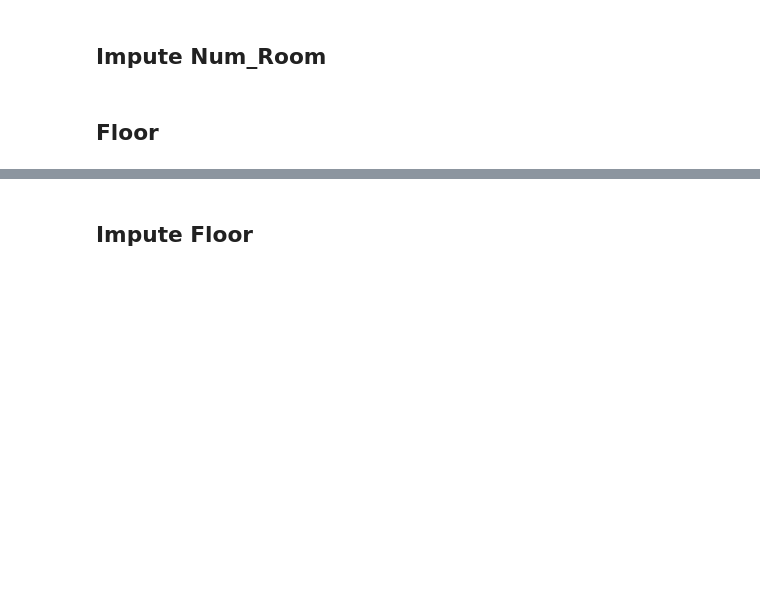
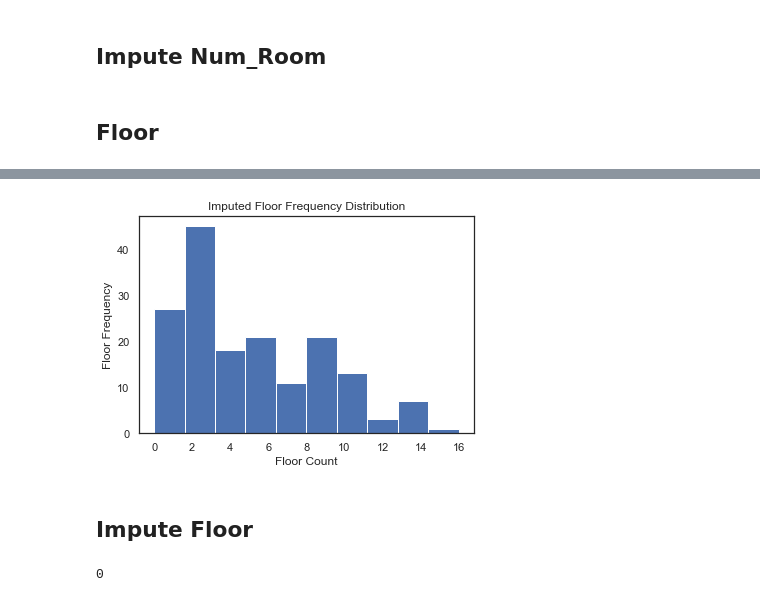
Before and after one commit to sjmiller8182/quant-the-world, a Jupyter notebook: case_study_5/case-study-10_minilab_paul.ipynb, the cells around one changed output, grey strips where cells are left out. Cells and saved outputs as stored; diff of their text form; code cells hidden in the pictures; blank space fills up the shorter version.

Commit message:
updating imputes

```diff
--- a/case_study_5/case-study-10_minilab_paul.ipynb
+++ b/case_study_5/case-study-10_minilab_paul.ipynb
@@ -944,0 +1061,9 @@ df6_final = df6_null.append(df6_nonull)
+# %%
+y_train_ravel = y_train.values.ravel()
+
+neigh = KNeighborsClassifier(n_neighbors=2)
+neigh.fit(X_train, y_train.values.ravel())
+
+neigh.predict(X_train)
+
+print('K-NN accuracy: {}'.format(neigh.score(X_test, y_test.values.ravel(), sample_weight=None)))
@@ -944,0 +1072,5 @@ df6_final = df6_null.append(df6_nonull)
+# %%
+df7_input = pd.DataFrame(df7_null, columns = gt_1, dtype='int64')
+# %%
+# Predict 'state'
+missing_floor2_vals = neigh.predict(df7_input)
@@ -945,2 +1079,9 @@ df6_final = df6_null.append(df6_nonull)
+# %%
+plt.hist(missing_floor2_vals)
+plt.title('Imputed Floor Frequency Distribution')
+plt.xlabel('Floor Count')
+plt.ylabel('Floor Frequency');
+# %% [output]
+[figure, added]
 # %% [markdown]
 ## Impute Floor
@@ -946,0 +1090,4 @@ df6_final = df6_null.append(df6_nonull)
+# %%
+df7_null['floor'].isna().sum()
+# %% [output]
+0
```
Also changed, not shown: parts of 16 cells of this notebook.
